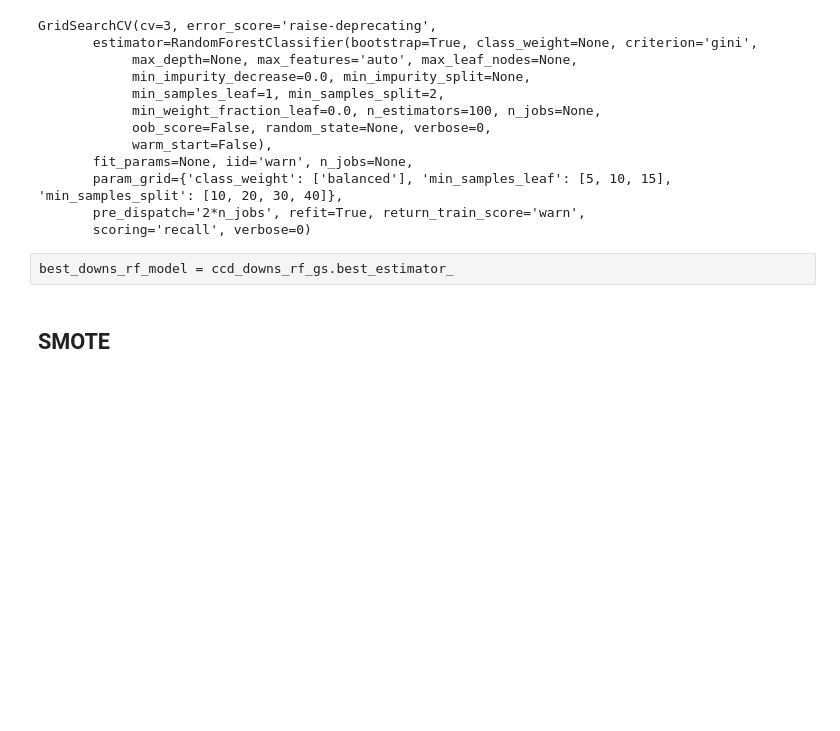
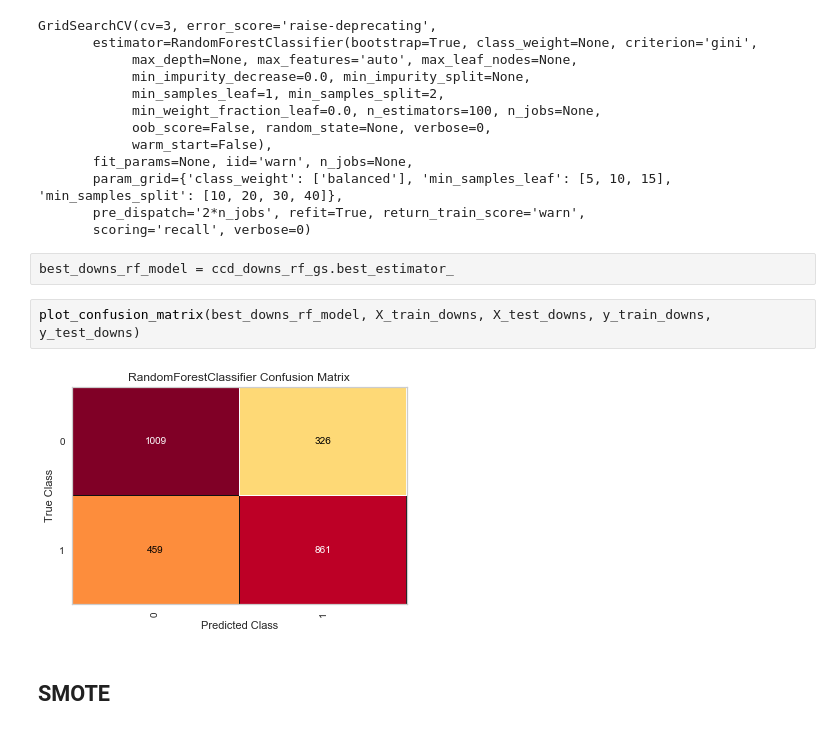
Before and after one commit to nt-ds/default-of-credit-card-clients, a Jupyter notebook: notebooks/2.0-models.ipynb, the cells around one changed output. Cells and saved outputs as stored; diff of their text form; blank space fills up the shorter version.

```diff
--- a/notebooks/2.0-models.ipynb
+++ b/notebooks/2.0-models.ipynb
@@ -395,5 +364,9 @@ GridSearchCV(cv=3, error_score='raise-deprecating',
        scoring='recall', verbose=0)
 # %%
 best_downs_rf_model = ccd_downs_rf_gs.best_estimator_
+# %%
+plot_confusion_matrix(best_downs_rf_model, X_train_downs, X_test_downs, y_train_downs, y_test_downs)
+# %% [output]
+[figure, added]
 # %% [markdown]
 ## SMOTE
```
Also changed, not shown: parts of 9 cells of this notebook.
